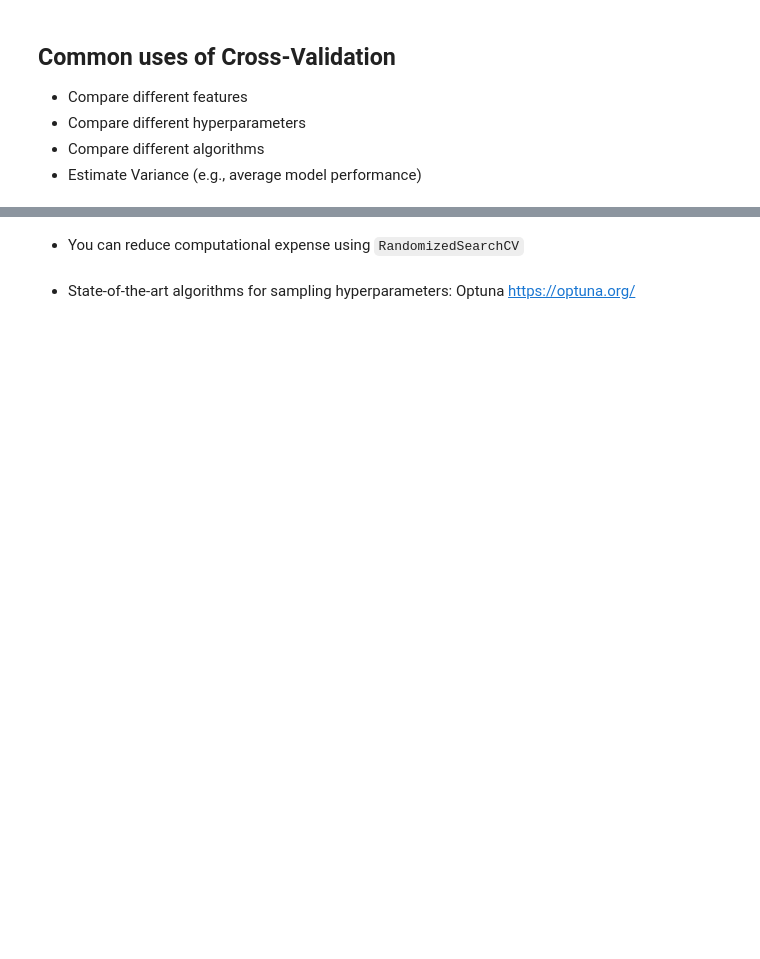
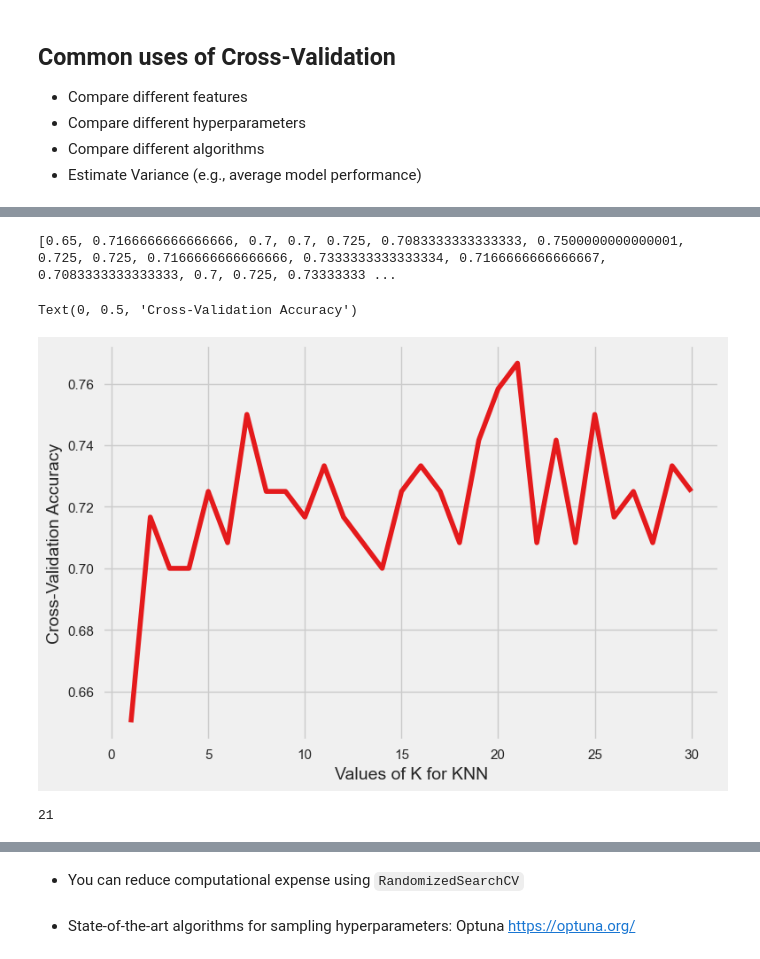
Before and after one commit to MichelleVik/Intro-to-Machine-Learning, a Jupyter notebook: 6_ensemble_models/ensemble_student_copy.ipynb, the cells around one changed output, grey strips where cells are left out. Drawn from its saved outputs; the diff is of its cells as text; code cells hidden in the pictures; blank space fills up the shorter version.

```diff
--- a/6_ensemble_models/ensemble_student_copy.ipynb
+++ b/6_ensemble_models/ensemble_student_copy.ipynb
@@ -165,3 +408,13 @@ X_test = min_max_scaler.transform(X_test)
 <center>
     <img src='../img/class_5/rf.png' style='height:350px; float: center; margin: 0px 0px 0px 0px'>
 </center>
+# %%
+from sklearn.ensemble import RandomForestClassifier
+
+rf = RandomForestClassifier(n_estimators=500)
+
+rf.fit(X_train, y_train)
+y_pred_rf = rf.predict(X_test)
+
+print("Classification report for Random Forest")
+print(classification_report(y_test, y_pred_rf))
@@ -201,0 +502,11 @@ AdaBoost notes: Simply put, the idea is to set weights to both classifiers and d
+# %%
+from xgboost import XGBClassifier
+
+xgb = XGBClassifier(n_estimators=500)
+
+xgb.fit(X_train, y_train)
+
+y_pred_xgb = xgb.predict(X_test)
+
+print("Classification report for XGBoost")
+print(classification_report(y_test, y_pred_xgb))
@@ -315,3 +637,8 @@ Common uses of Cross-Validation
 - Compare different hyperparameters
 - Compare different algorithms
 - Estimate Variance (e.g., average model performance)
+# %%
+from sklearn.model_selection import cross_val_score
+
+scores = cross_val_score(knn, X_train, y_train, cv=10, scoring='accuracy')
+print(scores.mean())
@@ -317,0 +661,24 @@ Common uses of Cross-Validation
+# %%
+# search for an optimal value of K for KNN
+
+k_scores = []
+
+k_range = list(range(1,31))
+for k in k_range:
+    knn = KNeighborsClassifier(n_neighbors=k)
+    scores = cross_val_score(knn, X_train, y_train, cv=10, scoring='accuracy')
+    k_scores.append(scores.mean())
+print(k_scores)
+# %% [output]
+[0.65, 0.7166666666666666, 0.7, 0.7, 0.725, 0.7083333333333333, 0.7500000000000001, 0.725, 0.725, 0.7166666666666666, 0.7333333333333334, 0.7166666666666667, 0.7083333333333333, 0.7, 0.725, 0.73333333 ...
+# %%
+plt.plot(k_range, k_scores)
+plt.xlabel('Values of K for KNN')
+plt.ylabel('Cross-Validation Accuracy')
+# %% [output]
+Text(0, 0.5, 'Cross-Validation Accuracy')
+[figure, added]
+# %%
+k_scores.index(max(k_scores)) + 1
+# %% [output]
+21
```
Also changed, not shown: parts of 28 cells of this notebook.
